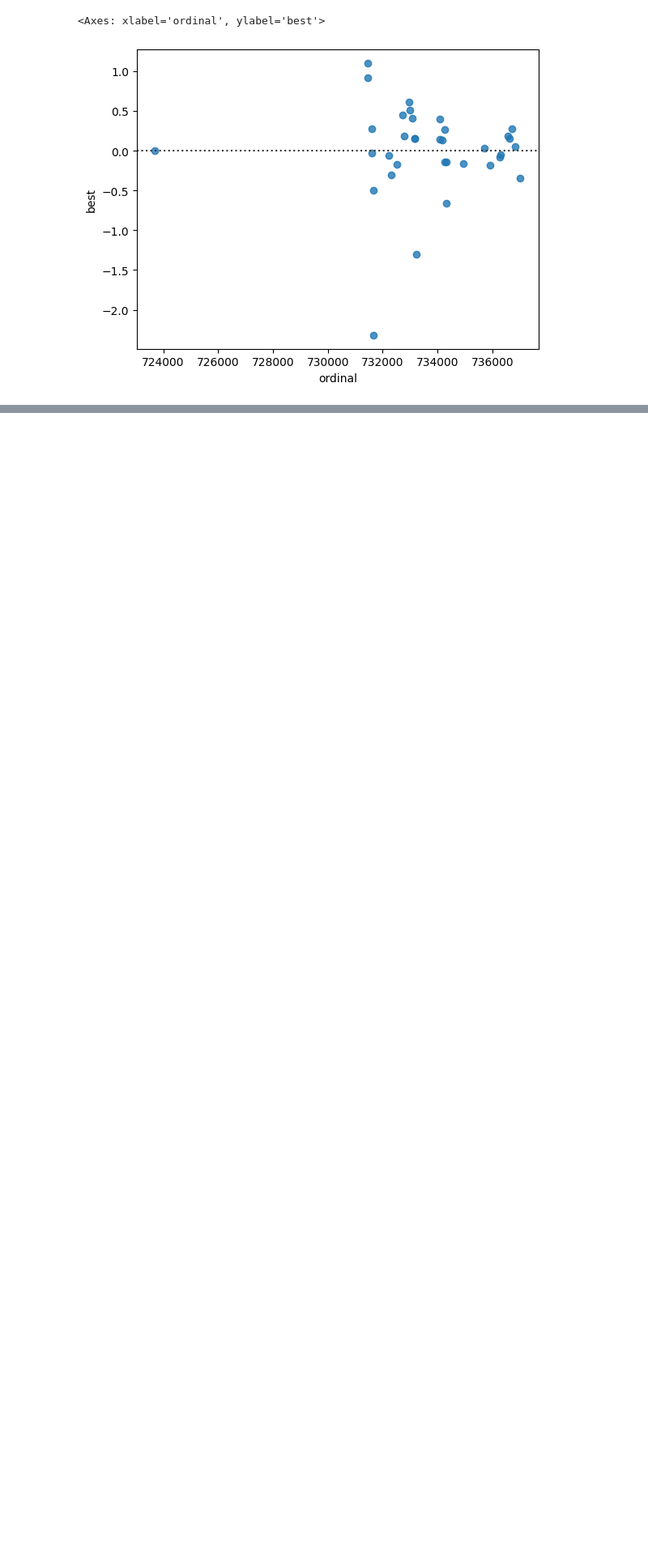
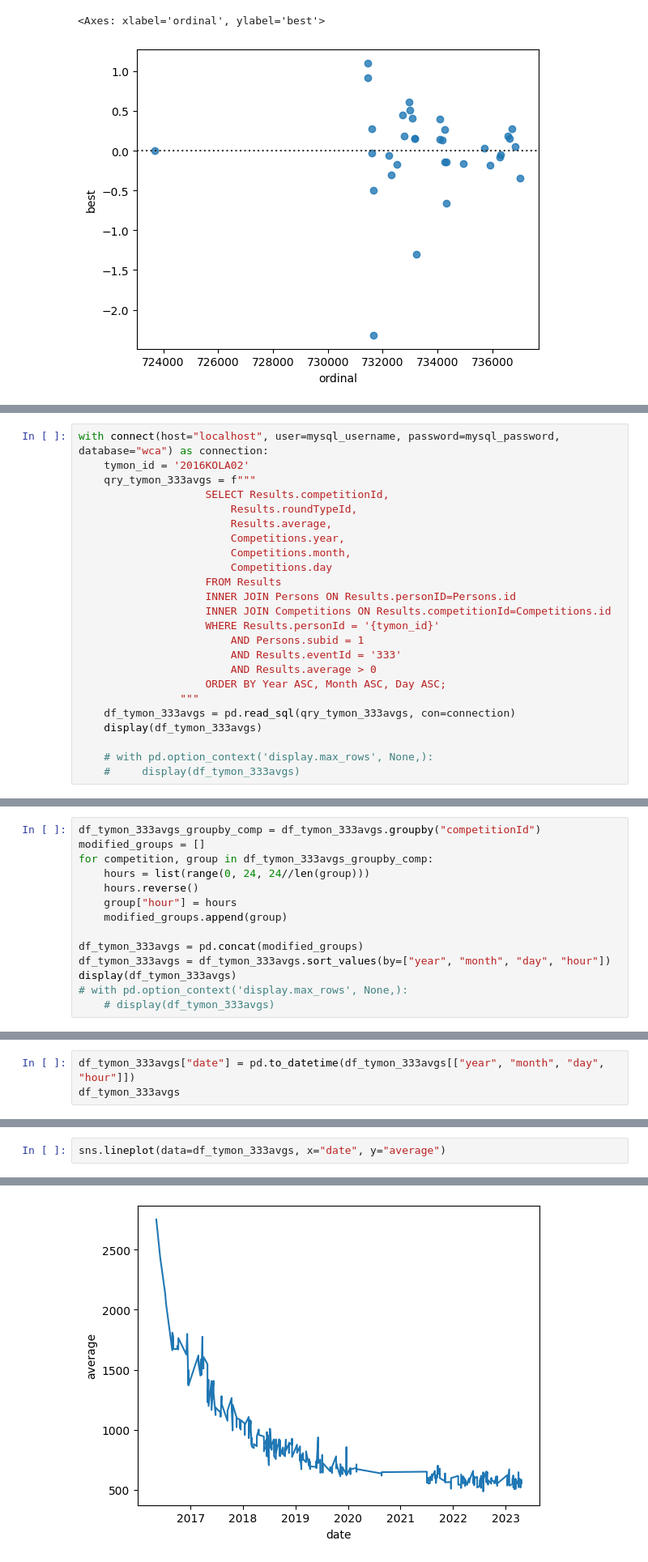
Before and after one commit to chen2li3an1/chen2li3an1.github.io, a Jupyter notebook: Final.ipynb, the cells around one changed output, grey strips where cells are left out. Shown: that part at 81% size. Cells and saved outputs as stored; diff of their text form; blank space fills up the shorter version.

```diff
--- a/Final.ipynb
+++ b/Final.ipynb
@@ -659,0 +788,24 @@ sns.lineplot(data=df_333_singleWRs, x="date", y=y_prediction, color="#87bdff")
+# %%
+with connect(host="localhost", user=mysql_username, password=mysql_password, database="wca") as connection:
+    tymon_id = '2016KOLA02'
+    qry_tymon_333avgs = f"""
+                    SELECT Results.competitionId,
+                        Results.roundTypeId,
+                        Results.average,
+                        Competitions.year,
+                        Competitions.month,
+                        Competitions.day
+                    FROM Results
+                    INNER JOIN Persons ON Results.personID=Persons.id
+                    INNER JOIN Competitions ON Results.competitionId=Competitions.id
+                    WHERE Results.personId = '{tymon_id}'
+                        AND Persons.subid = 1
+                        AND Results.eventId = '333'
+                        AND Results.average > 0
+                    ORDER BY Year ASC, Month ASC, Day ASC;
+                """
+    df_tymon_333avgs = pd.read_sql(qry_tymon_333avgs, con=connection)
+    display(df_tymon_333avgs)
+
+    # with pd.option_context('display.max_rows', None,):
+    #     display(df_tymon_333avgs)
@@ -659,0 +826,14 @@ sns.lineplot(data=df_333_singleWRs, x="date", y=y_prediction, color="#87bdff")
+# %%
+df_tymon_333avgs_groupby_comp = df_tymon_333avgs.groupby("competitionId")
+modified_groups = []
+for competition, group in df_tymon_333avgs_groupby_comp:
+    hours = list(range(0, 24, 24//len(group)))
+    hours.reverse()
+    group["hour"] = hours
+    modified_groups.append(group)
+
+df_tymon_333avgs = pd.concat(modified_groups)
+df_tymon_333avgs = df_tymon_333avgs.sort_values(by=["year", "month", "day", "hour"])
+display(df_tymon_333avgs)
+# with pd.option_context('display.max_rows', None,):
+    # display(df_tymon_333avgs)
@@ -659,0 +854,3 @@ sns.lineplot(data=df_333_singleWRs, x="date", y=y_prediction, color="#87bdff")
+# %%
+df_tymon_333avgs["date"] = pd.to_datetime(df_tymon_333avgs[["year", "month", "day", "hour"]])
+df_tymon_333avgs
@@ -659,0 +871,3 @@ sns.lineplot(data=df_333_singleWRs, x="date", y=y_prediction, color="#87bdff")
+# %%
+sns.lineplot(data=df_tymon_333avgs, x="date", y="average")
+# %% [output]
@@ -659,0 +875 @@ sns.lineplot(data=df_333_singleWRs, x="date", y=y_prediction, color="#87bdff")
+[figure, added]
```
Also changed, not shown: parts of 34 cells of this notebook.
